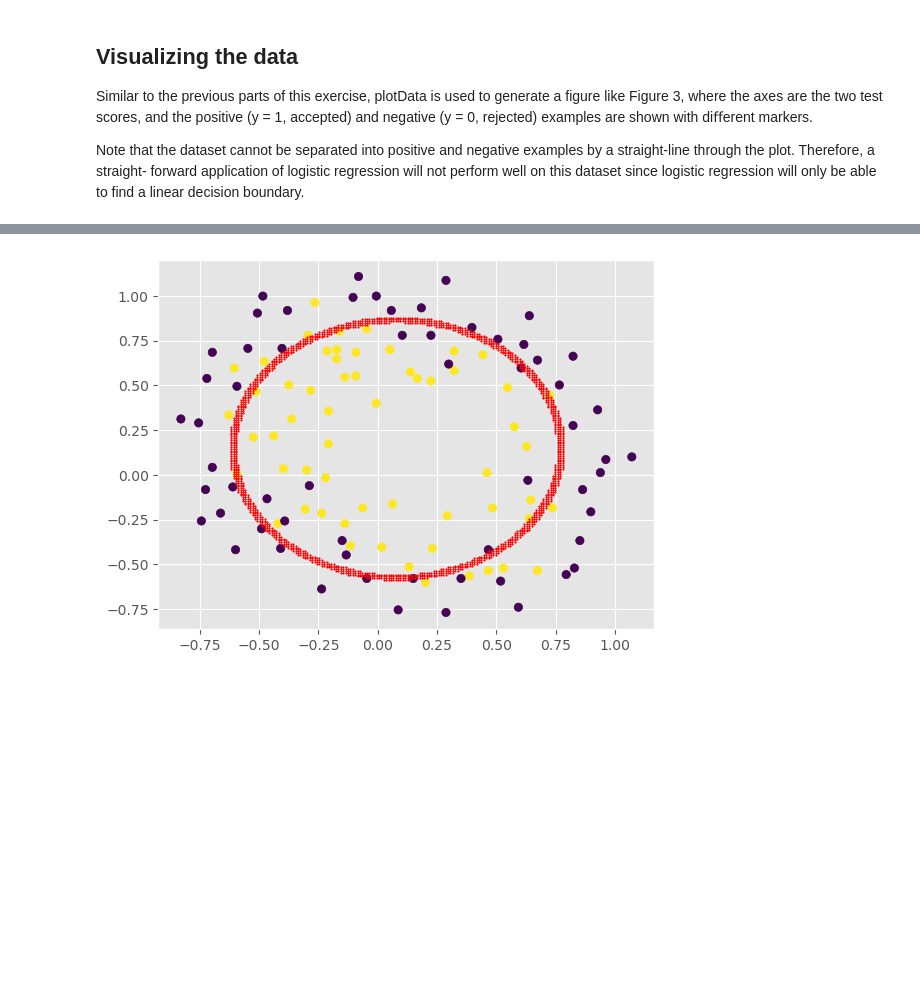
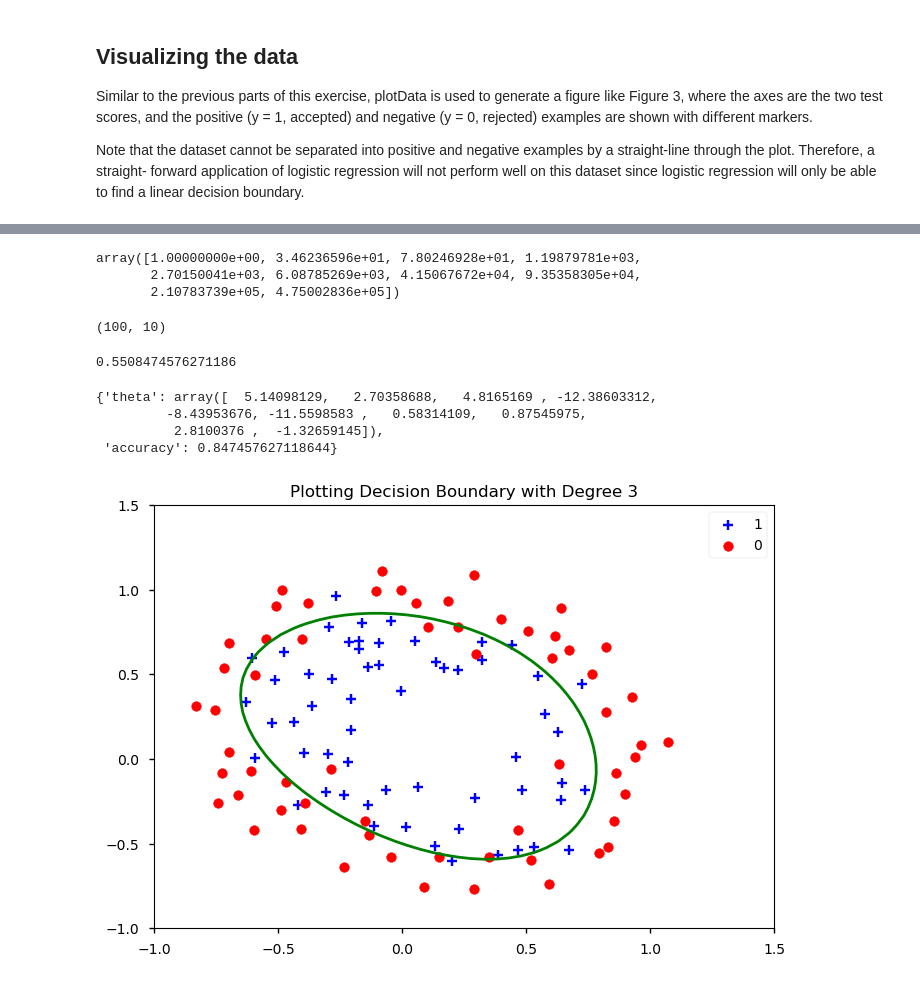
Before and after one commit to samisaf/Learning-AI, a Jupyter notebook: Coursera - Octave Machine Learning/02 Logistic Regression.ipynb, the cells around one changed output, grey strips where cells are left out. Saved outputs shown, nothing was run; the diff lists cells and outputs as text; code cells hidden in the pictures; blank space fills up the shorter version.

```diff
--- a/Coursera - Octave Machine Learning/02 Logistic Regression.ipynb
+++ b/Coursera - Octave Machine Learning/02 Logistic Regression.ipynb
@@ -289,2 +317,0 @@ plotData(data2, 'Test 1', 'Test 2')
-# %%
-fit_plot_boundary(X2, y2, xmin=-1.0, ymin=-1.0, xmax=1.0, ymax=1.0)
@@ -308,16 +362,46 @@ array([[ 0.051267  ,  0.69956   ,  0.00262831,  0.48938419],
-# %%
-theta = logistic2(X3, y3).x
-preds = []
-for i in np.linspace(-1, 1, 200):
-    for j in np.linspace(-1, 1, 200):
-        p = predict(np.array([[i, j, i*i, j*j]]), theta)
-        if 0.45 < p < 0.55: preds.append((i, j))
-# Create lists of x and y coordinates from stored predictions
-a, b = [point[0] for point in preds], [point[1] for point in preds]
-# Plotting data points
-plt.scatter(X3[:, 0], X3[:, 1], c=y3)
-# Plotting Boundary
-plt.scatter(a, b, color='red', s=1)
-plt.show()
-# %% [output]
-[figure, removed]
+# %%
+def mapMatrix(U, V, degree = 6):
+    """
+    Applies polynomial feature mapping to vectors `U` and `V` element-wise, creating a matrix of mapped features.
+
+    This function extends `mapFeature` to handle arrays of input features `U` and `V`, generating
+    a matrix of polynomial features for training machine learning models that involve feature expansion.
+    """
+    out = []
+    m = U.shape[0]
+    for i in range(m):
+        out.append(mapFeature(U[i], V[i], degree))
+    return np.array(out)
+# %%
+mapFeature(X1[0, 0], X1[0, 1], 3)
+# %% [output]
+array([1.00000000e+00, 3.46236596e+01, 7.80246928e+01, 1.19879781e+03,
+       2.70150041e+03, 6.08785269e+03, 4.15067672e+04, 9.35358305e+04,
+       2.10783739e+05, 4.75002836e+05])
+# %%
+mapMatrix(X1[:, 0], X1[:, 1], 3).shape
+# %% [output]
+(100, 10)
+# %%
+fit1 = logistic(X2, y2)
+theta1 = fit1.x
+accuracy(X2, y2, theta1)
+# %% [output]
+0.5508474576271186
+# %%
+def mapFeaturesPlotBoundary(X, y, degree, lambda_=1):
+    X_new = mapMatrix(X[:, 0], X[:, 1], degree)
+    X_new = X_new[:, 1:]
+    theta = logistic(X_new, y).x
+    acc = accuracy(X_new, y, theta)
+    plotDecisionBoundary(theta, X_new, y, degree)
+    plt.title(f"Plotting Decision Boundary with Degree {degree}")
+    return {'theta':theta, 'accuracy':acc}
+# %%
+mapFeaturesPlotBoundary(X2, y2, 3)
+# %% [output]
+{'theta': array([  5.14098129,   2.70358688,   4.8165169 , -12.38603312,
+         -8.43953676, -11.5598583 ,   0.58314109,   0.87545975,
+          2.8100376 ,  -1.32659145]),
+ 'accuracy': 0.847457627118644}
+[figure, added]
```
Also changed, not shown: parts of 45 cells of this notebook, 7 other files.
